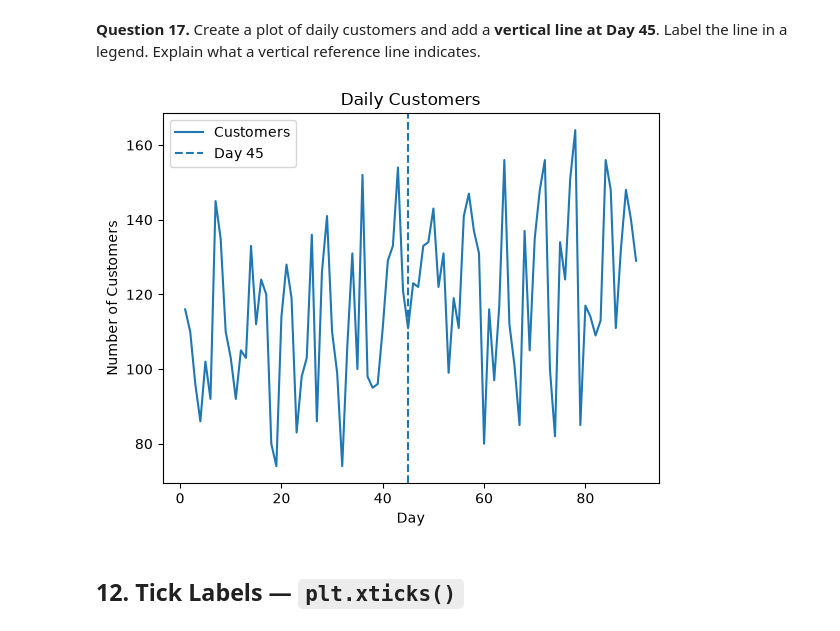
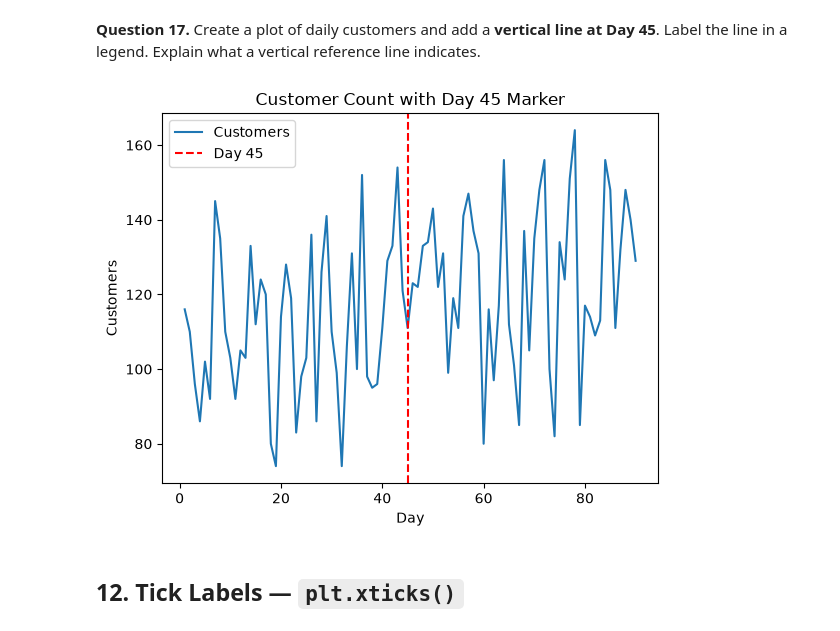
Before and after one commit to ChloeFrisch843/Data_Science_II, a Jupyter notebook: untitled folder/3_matplotlib_practice.ipynb, the cells around one changed output. Drawn from its saved outputs; the diff is of its cells as text; code cells hidden in the pictures.

```diff
--- a/untitled folder/3_matplotlib_practice.ipynb
+++ b/untitled folder/3_matplotlib_practice.ipynb
@@ -387,15 +390,17 @@ plt.show()
 **Question 17.** Create a plot of daily customers and add a **vertical line at Day 45**. Label the line in a legend. Explain what a vertical reference line indicates.
 # %%
 # Question 17
-plt.plot(df["Day"], df["Customers"], label="Customers")
-plt.axvline(x=45, linestyle="--", label="Day 45")
+plt.plot(df["Day"], df["Customers"],
+label="Customers")
+plt.axvline(45, linestyle="--", color="red",
+label="Day 45")
 plt.xlabel("Day")
-plt.ylabel("Number of Customers")
-plt.title("Daily Customers")
+plt.ylabel("Customers")
+plt.title("Customer Count with Day 45 Marker")
 plt.legend()
 plt.show()
 # %% [output]
-[figure, old version]
+[figure, new version]
 # %% [markdown]
 ## 12. Tick Labels — `plt.xticks()`
 # %% [markdown]
```
Also changed, not shown: parts of 6 cells of this notebook, 1 other file.
